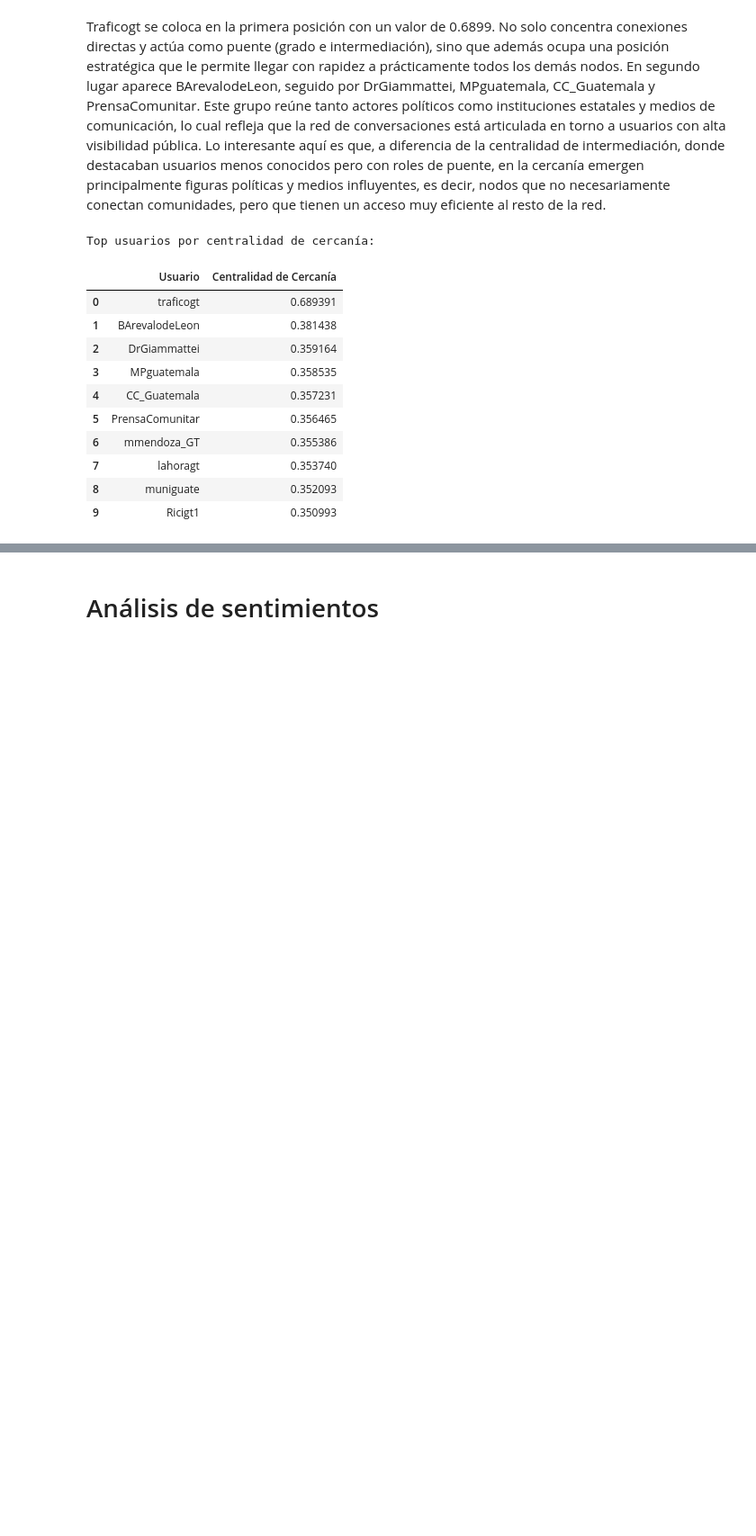
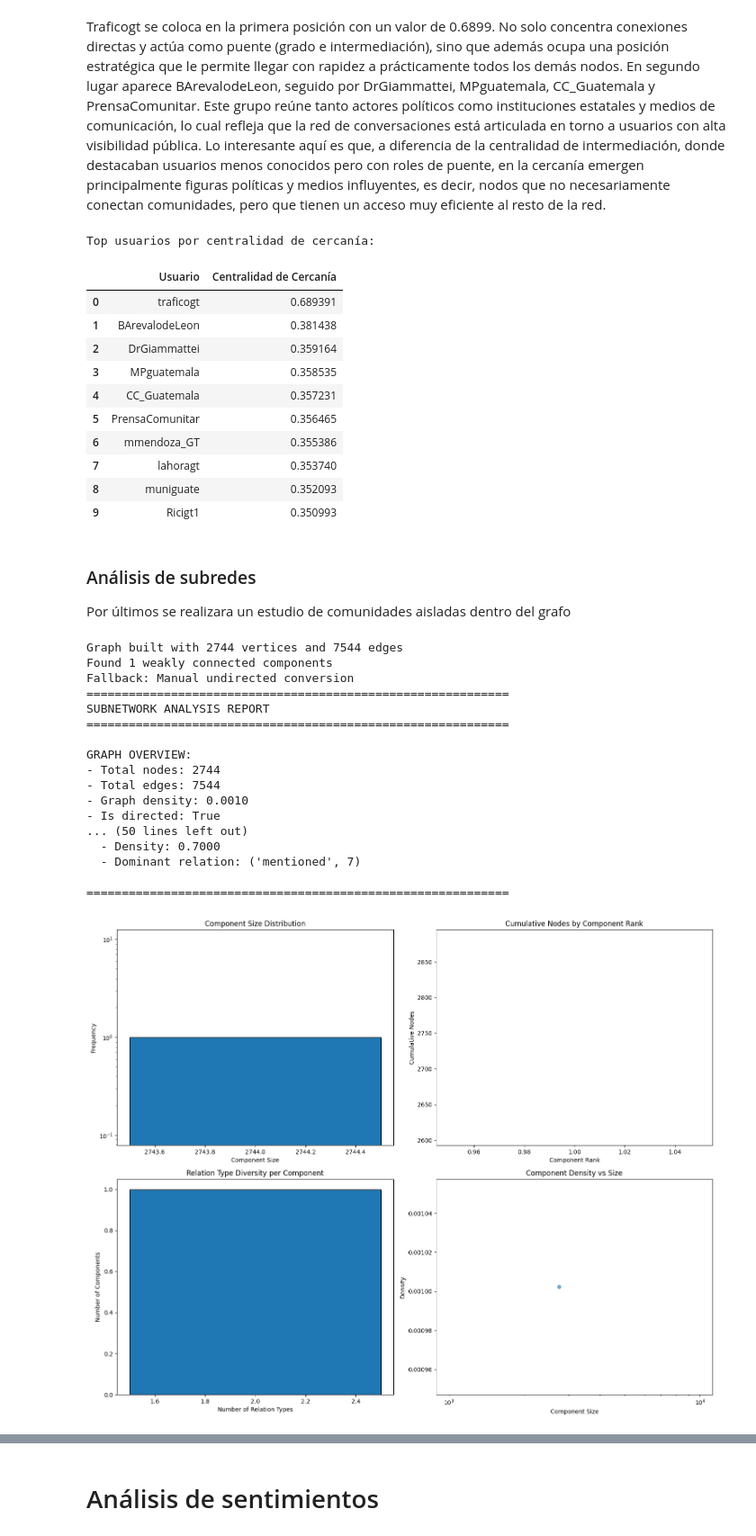
Before and after one commit to Gerax5/DS-lab6, a Jupyter notebook: report.ipynb, the cells around one changed output, grey strips where cells are left out. Shown at 90% size. Drawn from its saved outputs; the diff is of its cells as text; code cells hidden in the pictures; blank space fills up the shorter version.

Commit message:
feat: add group analysis

```diff
--- a/report.ipynb
+++ b/report.ipynb
@@ -633,3 +631,37 @@ Top usuarios por centralidad de cercanía:
 | 7 | lahoragt | 0.353740 |
 | 8 | muniguate | 0.352093 |
 | 9 | Ricigt1 | 0.350993 |
+# %% [markdown]
+### Análisis de subredes
+
+Por últimos se realizara un estudio de comunidades aisladas dentro del grafo
+# %%
+from SubnetworkAnalizer import *
+
+analyzer = SubnetworkAnalyzer(df_edges_weighted)
+
+# Generate a comprehensive report
+report = analyzer.generate_report(min_component_size=3)
+print(report)
+
+# Create visualizations
+analyzer.visualize_component_distribution()
+# %% [output]
+Graph built with 2744 vertices and 7544 edges
+Found 1 weakly connected components
+Fallback: Manual undirected conversion
+============================================================
+SUBNETWORK ANALYSIS REPORT
+============================================================
+
+GRAPH OVERVIEW:
+- Total nodes: 2744
+- Total edges: 7544
+- Graph density: 0.0010
+- Is directed: True
+... (50 lines left out)
+  - Density: 0.7000
+  - Dominant relation: ('mentioned', 7)
+
+============================================================
+[figure, added]
```
Also changed, not shown: parts of 3 cells of this notebook, 1 other file.
